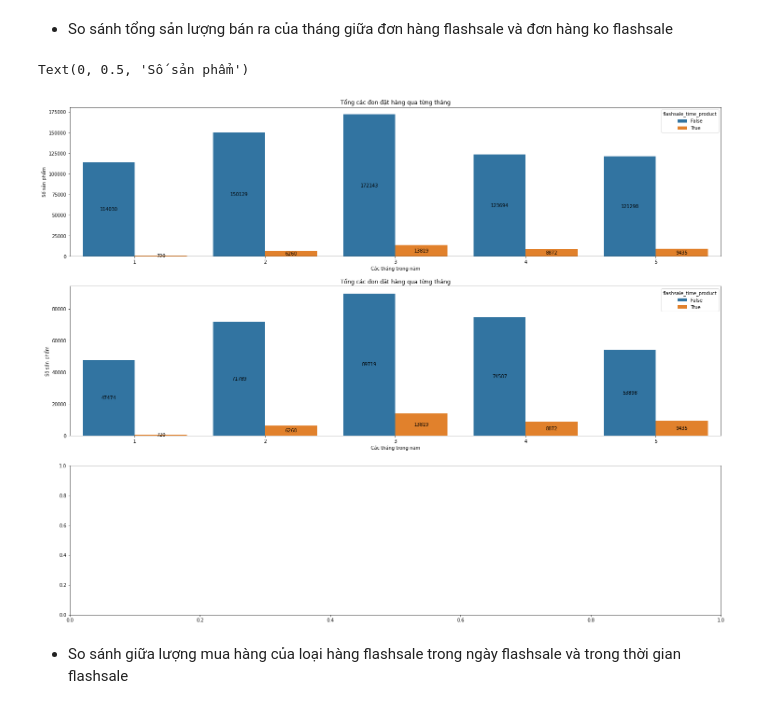
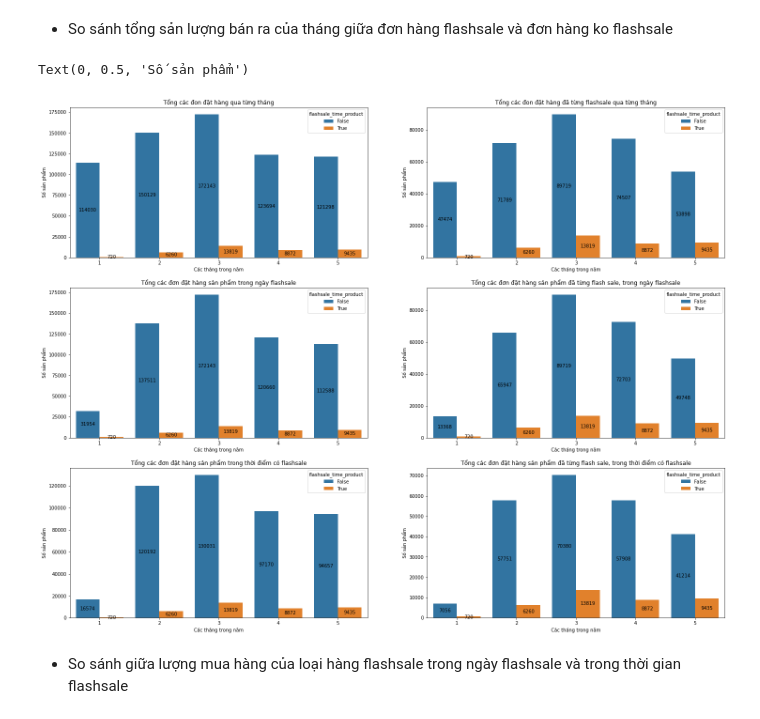
Before and after one commit to ToanLyHoa/Report-data-analysis, a Jupyter notebook: Analysis_Fahasa_Final.ipynb, the cells around one changed output. Cells and saved outputs as stored; diff of their text form; code cells hidden in the pictures.

```diff
--- a/Analysis_Fahasa_Final.ipynb
+++ b/Analysis_Fahasa_Final.ipynb
@@ -255,0 +258,3 @@ fhs_sales_flat_order_item_state_2022['flashsale_day'] = \
+# %%
+# Đầu tiên cho những thuộc tính flashsale_day_product bằng false hết sau đó ta sẽ gán True vào những dòng cần thiết
+fhs_sales_flat_order_item_state_2022['flashsale_day_product'] = False
@@ -491,36 +529,99 @@ Text(0.5, 1.0, 'Lượng mua hàng trung bình trong tháng các ngày trong tu
 # %% [markdown]
 - So sánh tổng sản lượng bán ra của tháng giữa đơn hàng flashsale và đơn hàng ko flashsale
 # %%
-fig, ax = plt.subplots(3, 1, figsize=(25,20))
+fig, ax = plt.subplots(3, 2, figsize=(25,20))
 
 # Show ra khác biệt về ngày
 sns.barplot(data = fhs_sales_flat_order_item_state_2022,
           x = fhs_sales_flat_order_item_state_2022['fhs_sales_flat_order_item.created_at'].dt.month,
           y = fhs_sales_flat_order_item_state_2022['fhs_sales_flat_order.entity_id'],
-          hue = 'flashsale_time_product', ax = ax[0], palette="tab10", estimator = np.count_nonzero)
+          hue = 'flashsale_time_product', ax = ax[0,0], palette="tab10", estimator = np.count_nonzero)
 
-for container in ax[0].containers:
-    ax[0].bar_label(container, label_type='center')
-ax[0].set_title('Tổng các đon đặt hàng qua từng tháng')
-ax[0].set_xlabel('Các tháng trong năm')
-ax[0].set_ylabel('Số sản phẩm')
+for container in ax[0,0].containers:
+    ax[0,0].bar_label(container, label_type='center')
+ax[0,0].set_title('Tổng các đon đặt hàng qua từng tháng')
+ax[0,0].set_xlabel('Các tháng trong năm')
+ax[0,0].set_ylabel('Số sản phẩm')
 
+# df chứa đơn hàng củ loại hàng đã từng flashsale
 df = fhs_sales_flat_order_item_state_2022\
         .loc[(fhs_sales_flat_order_item_state_2022['flashsale_product'] ==  True)]
 
 sns.barplot(data = df,
           x = df['fhs_sales_flat_order_item.created_at'].dt.month,
           y = df['fhs_sales_flat_order.entity_id'],
-          hue = 'flashsale_time_product', ax = ax[1], palette="tab10", estimator = np.count_nonzero)
+          hue = 'flashsale_time_product', ax = ax[0,1], palette="tab10", estimator = np.count_nonzero)
 
-for container in ax[1].containers:
-    ax[1].bar_label(container, label_type='center')
-ax[1].set_title('Tổng các đon đặt hàng qua từng tháng')
-ax[1].set_xlabel('Các tháng trong năm')
-ax[1].set_ylabel('Số sản phẩm')
+for container in ax[0,1].containers:
+    ax[0,1].bar_label(container, label_type='center')
+ax[0,1].set_title('Tổng các đon đặt hàng đã từng flashsale qua từng tháng')
+ax[0,1].set_xlabel('Các tháng trong năm')
+ax[0,1].set_ylabel('Số sản phẩm')
+
+# df1 chứa đơn hàng được bán vào ngày flashsale
+df1 = fhs_sales_flat_order_item_state_2022\
+        .loc[(fhs_sales_flat_order_item_state_2022['flashsale_day'] ==  True)]
+
+sns.barplot(data = df1,
+          x = df1['fhs_sales_flat_order_item.created_at'].dt.month,
+          y = df1['fhs_sales_flat_order.entity_id'],
+          hue = 'flashsale_time_product', ax = ax[1,0], palette="tab10", estimator = np.count_nonzero)
+
+for container in ax[1,0].containers:
+    ax[1,0].bar_label(container, label_type='center')
+ax[1,0].set_title('Tổng các đơn đặt hàng sản phẩm trong ngày flashsale')
+ax[1,0].set_xlabel('Các tháng trong năm')
+ax[1,0].set_ylabel('Số sản phẩm')
+
+# df2 chứa đơn hàng từng được flashsale được bán vào ngày flashsale
+df2 = fhs_sales_flat_order_item_state_2022\
+        .loc[(fhs_sales_flat_order_item_state_2022['flashsale_product'] ==  True)
+        &    (fhs_sales_flat_order_item_state_2022['flashsale_day'] ==  True)]
+
+sns.barplot(data = df2,
+          x = df2['fhs_sales_flat_order_item.created_at'].dt.month,
+          y = df2['fhs_sales_flat_order.entity_id'],
+          hue = 'flashsale_time_product', ax = ax[1,1], palette="tab10", estimator = np.count_nonzero)
+
+for container in ax[1,1].containers:
+    ax[1,1].bar_label(container, label_type='center')
+ax[1,1].set_title('Tổng các đơn đặt hàng sản phẩm đã từng flash sale, trong ngày flashsale')
+ax[1,1].set_xlabel('Các tháng trong năm')
+ax[1,1].set_ylabel('Số sản phẩm')
+
+# df3 chứa đơn hàng được bán vào giờ có flashsale
+df3 = fhs_sales_flat_order_item_state_2022\
+        .loc[(fhs_sales_flat_order_item_state_2022['flashsale_time'] ==  True)]
+
+sns.barplot(data = df3,
+          x = df3['fhs_sales_flat_order_item.created_at'].dt.month,
+          y = df3['fhs_sales_flat_order.entity_id'],
+          hue = 'flashsale_time_product', ax = ax[2,0], palette="tab10", estimator = np.count_nonzero)
+
+for container in ax[2,0].containers:
+    ax[2,0].bar_label(container, label_type='center')
+ax[2,0].set_title('Tổng các đơn đặt hàng sản phẩm trong thời điểm có flashsale')
+ax[2,0].set_xlabel('Các tháng trong năm')
+ax[2,0].set_ylabel('Số sản phẩm')
+
+# df4 chứa đơn hàng từng được flashsale được bán vào thời điểm flashsale_time
+df4= fhs_sales_flat_order_item_state_2022\
+        .loc[(fhs_sales_flat_order_item_state_2022['flashsale_product'] ==  True)
+        &    (fhs_sales_flat_order_item_state_2022['flashsale_time'] ==  True)]
+
+sns.barplot(data = df4,
+          x = df4['fhs_sales_flat_order_item.created_at'].dt.month,
+          y = df4['fhs_sales_flat_order.entity_id'],
+          hue = 'flashsale_time_product', ax = ax[2,1], palette="tab10", estimator = np.count_nonzero)
+
+for container in ax[2,1].containers:
+    ax[2,1].bar_label(container, label_type='center')
+ax[2,1].set_title('Tổng các đơn đặt hàng sản phẩm đã từng flash sale, trong thời điểm có flashsale')
+ax[2,1].set_xlabel('Các tháng trong năm')
+ax[2,1].set_ylabel('Số sản phẩm')
 # %% [output]
 Text(0, 0.5, 'Số sản phẩm')
-[figure, old version]
+[figure, new version]
 # %% [markdown]
 - So sánh giữa lượng mua hàng của loại hàng flashsale trong ngày flashsale và trong thời gian flashsale
 # %%
```
Also changed, not shown: parts of 6 cells of this notebook.
